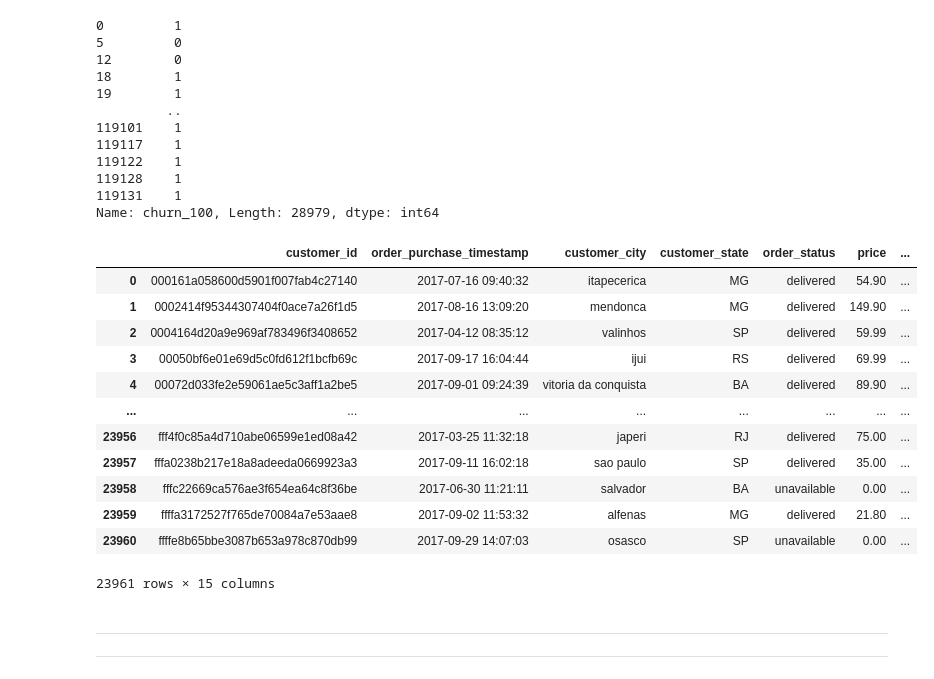
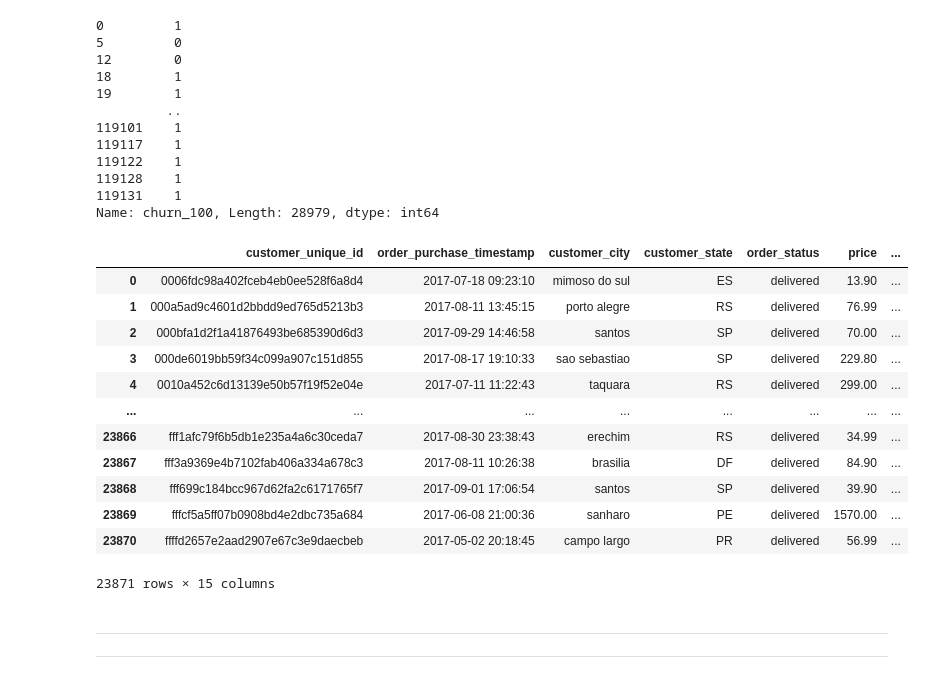
Before and after one commit to SilvanaKoga/tfm-uned-churn, a Jupyter notebook: Notebooks/Training_dataset.ipynb, the cells around one changed output. Cells and saved outputs as stored; diff of their text form; code cells hidden in the pictures.

```diff
--- a/Notebooks/Training_dataset.ipynb
+++ b/Notebooks/Training_dataset.ipynb
@@ -679,34 +688,34 @@ obs_100_df_t2["churn_100"]
 119131    1
 Name: churn_100, Length: 28979, dtype: int64
 # %%
-dataset_100_df_t2 = obs_100_df_t2.groupby(['customer_id', 'order_purchase_timestamp', 'customer_city', 'customer_state', 'order_status']).agg({
+dataset_100_df_t2 = obs_100_df_t2.groupby(['customer_unique_id', 'order_purchase_timestamp', 'customer_city', 'customer_state', 'order_status']).agg({
     'price': 'sum',            # Total spent on the order (47.40 + 39.90)
     'freight_value': 'sum',    # Total shipping cost
     'payment_value': 'sum',    # Total amount charged to credit card
     'product_weight_g': 'sum', # Combined weight of the package
 
 
     # Categorical and indicator columns to pull forward
     'product_category_name_english': 'first',
     'is_customer': 'first',
     'churn_100': 'max',          # Keeps 1 if they churned, 0 otherwise
     'payment_sequential': 'max',
     'payment_type': 'first',
     'payment_installments': 'max'
 }).reset_index()
 
 dataset_100_df_t2
 # %% [output]
-|  | customer_id | order_purchase_timestamp | customer_city | customer_state | order_status | price | ... |
-| 0 | 000161a058600d5901f007fab4c27140 | 2017-07-16 09:40:32 | itapecerica | MG | delivered | 54.90 | ... |
-| 1 | 0002414f95344307404f0ace7a26f1d5 | 2017-08-16 13:09:20 | mendonca | MG | delivered | 149.90 | ... |
-| 2 | 0004164d20a9e969af783496f3408652 | 2017-04-12 08:35:12 | valinhos | SP | delivered | 59.99 | ... |
-| 3 | 00050bf6e01e69d5c0fd612f1bcfb69c | 2017-09-17 16:04:44 | ijui | RS | delivered | 69.99 | ... |
-| 4 | 00072d033fe2e59061ae5c3aff1a2be5 | 2017-09-01 09:24:39 | vitoria da conquista | BA | delivered | 89.90 | ... |
+|  | customer_unique_id | order_purchase_timestamp | customer_city | customer_state | order_status | price | ... |
+| 0 | 0006fdc98a402fceb4eb0ee528f6a8d4 | 2017-07-18 09:23:10 | mimoso do sul | ES | delivered | 13.90 | ... |
+| 1 | 000a5ad9c4601d2bbdd9ed765d5213b3 | 2017-08-11 13:45:15 | porto alegre | RS | delivered | 76.99 | ... |
+| 2 | 000bfa1d2f1a41876493be685390d6d3 | 2017-09-29 14:46:58 | santos | SP | delivered | 70.00 | ... |
+| 3 | 000de6019bb59f34c099a907c151d855 | 2017-08-17 19:10:33 | sao sebastiao | SP | delivered | 229.80 | ... |
+| 4 | 0010a452c6d13139e50b57f19f52e04e | 2017-07-11 11:22:43 | taquara | RS | delivered | 299.00 | ... |
 | ... | ... | ... | ... | ... | ... | ... | ... |
-| 23956 | fff4f0c85a4d710abe06599e1ed08a42 | 2017-03-25 11:32:18 | japeri | RJ | delivered | 75.00 | ... |
-| 23957 | fffa0238b217e18a8adeeda0669923a3 | 2017-09-11 16:02:18 | sao paulo | SP | delivered | 35.00 | ... |
-| 23958 | fffc22669ca576ae3f654ea64c8f36be | 2017-06-30 11:21:11 | salvador | BA | unavailable | 0.00 | ... |
-| 23959 | ffffa3172527f765de70084a7e53aae8 | 2017-09-02 11:53:32 | alfenas | MG | delivered | 21.80 | ... |
-| 23960 | ffffe8b65bbe3087b653a978c870db99 | 2017-09-29 14:07:03 | osasco | SP | unavailable | 0.00 | ... |
+| 23866 | fff1afc79f6b5db1e235a4a6c30ceda7 | 2017-08-30 23:38:43 | erechim | RS | delivered | 34.99 | ... |
+| 23867 | fff3a9369e4b7102fab406a334a678c3 | 2017-08-11 10:26:38 | brasilia | DF | delivered | 84.90 | ... |
+| 23868 | fff699c184bcc967d62fa2c6171765f7 | 2017-09-01 17:06:54 | santos | SP | delivered | 39.90 | ... |
+| 23869 | fffcf5a5ff07b0908bd4e2dbc735a684 | 2017-06-08 21:00:36 | sanharo | PE | delivered | 1570.00 | ... |
+| 23870 | ffffd2657e2aad2907e67c3e9daecbeb | 2017-05-02 20:18:45 | campo largo | PR | delivered | 56.99 | ... |
-23961 rows × 15 columns
+23871 rows × 15 columns
```
Also changed, not shown: parts of 15 cells of this notebook, 1 other file.
